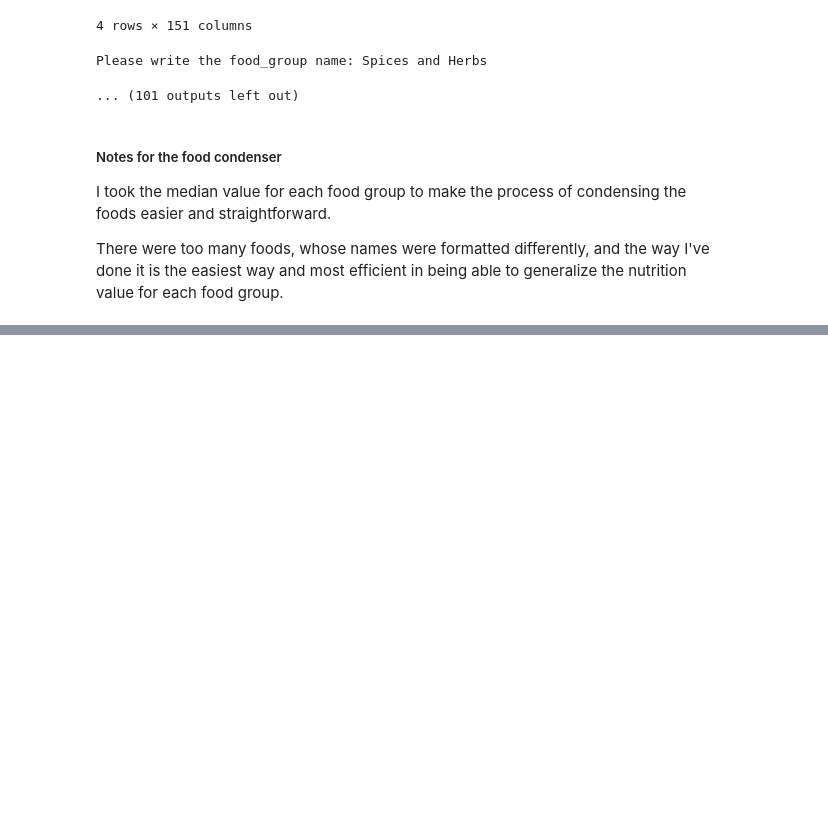
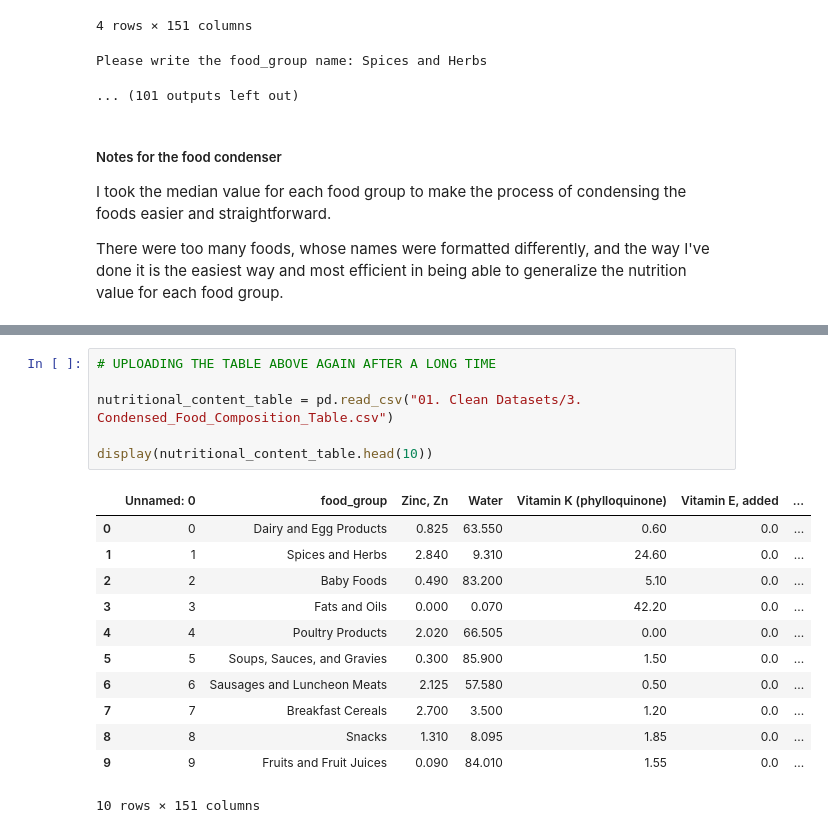
Before and after one commit to DavidMbelwa/thesis, a Jupyter notebook: Materials_and_methods.ipynb, the cells around one changed output, grey strips where cells are left out. Saved outputs shown, nothing was run; the diff lists cells and outputs as text; blank space fills up the shorter version.

Commit message:
Loaded the table of nutrition

```diff
--- a/Materials_and_methods.ipynb
+++ b/Materials_and_methods.ipynb
@@ -1419,3 +1422,22 @@ display(condensed_food_compos_table)
 | 16 | Legumes and Legume Products | 1.090 | 69.000 | 3.00 | 0.0 | 0.255 | ... |
 | 17 | end | NaN | NaN | NaN | NaN | NaN | ... |
 18 rows × 150 columns
+# %%
+# UPLOADING THE TABLE ABOVE AGAIN AFTER A LONG TIME
+
+nutritional_content_table = pd.read_csv("01. Clean Datasets/3. Condensed_Food_Composition_Table.csv")
+
+display(nutritional_content_table.head(10))
+# %% [output]
+|  | Unnamed: 0 | food_group | Zinc, Zn | Water | Vitamin K (phylloquinone) | Vitamin E, added | ... |
+| 0 | 0 | Dairy and Egg Products | 0.825 | 63.550 | 0.60 | 0.0 | ... |
+| 1 | 1 | Spices and Herbs | 2.840 | 9.310 | 24.60 | 0.0 | ... |
+| 2 | 2 | Baby Foods | 0.490 | 83.200 | 5.10 | 0.0 | ... |
+| 3 | 3 | Fats and Oils | 0.000 | 0.070 | 42.20 | 0.0 | ... |
+| 4 | 4 | Poultry Products | 2.020 | 66.505 | 0.00 | 0.0 | ... |
+| 5 | 5 | Soups, Sauces, and Gravies | 0.300 | 85.900 | 1.50 | 0.0 | ... |
+| 6 | 6 | Sausages and Luncheon Meats | 2.125 | 57.580 | 0.50 | 0.0 | ... |
+| 7 | 7 | Breakfast Cereals | 2.700 | 3.500 | 1.20 | 0.0 | ... |
+| 8 | 8 | Snacks | 1.310 | 8.095 | 1.85 | 0.0 | ... |
+| 9 | 9 | Fruits and Fruit Juices | 0.090 | 84.010 | 1.55 | 0.0 | ... |
+10 rows × 151 columns
```
Also changed, not shown: parts of 5 cells of this notebook, 2 other files.
